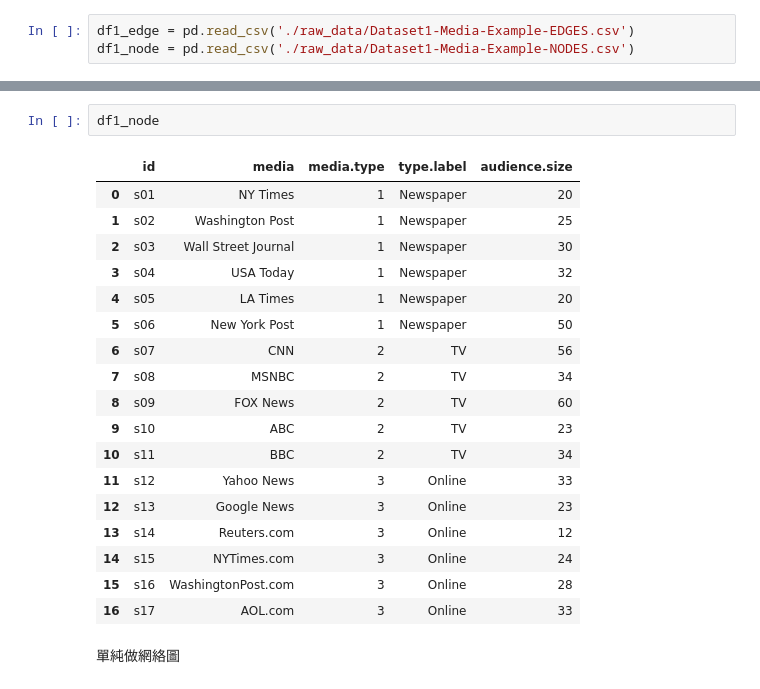
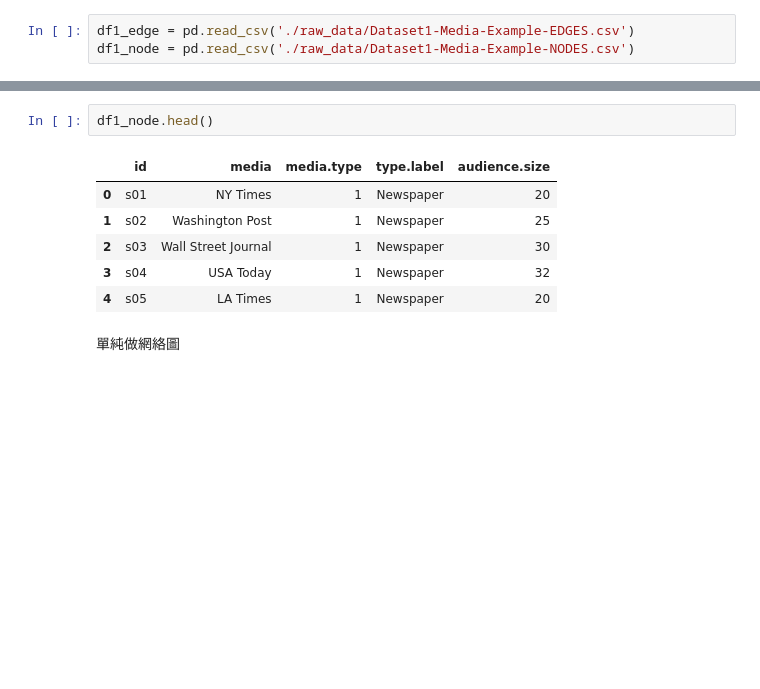
Before and after one commit to Text-Analytics-and-Retrieval/SMA_2021F, a Jupyter notebook: week12_igraph/week12_en.ipynb, the cells around one changed output, grey strips where cells are left out. Saved outputs shown, nothing was run; the diff lists cells and outputs as text; blank space fills up the shorter version.

```diff
--- a/week12_igraph/week12_en.ipynb
+++ b/week12_igraph/week12_en.ipynb
@@ -298,24 +276,12 @@ df1_edge
 # %%
-df1_node
+df1_node.head()
 # %% [output]
 |  | id | media | media.type | type.label | audience.size |
 | 0 | s01 | NY Times | 1 | Newspaper | 20 |
 | 1 | s02 | Washington Post | 1 | Newspaper | 25 |
 | 2 | s03 | Wall Street Journal | 1 | Newspaper | 30 |
 | 3 | s04 | USA Today | 1 | Newspaper | 32 |
 | 4 | s05 | LA Times | 1 | Newspaper | 20 |
-| 5 | s06 | New York Post | 1 | Newspaper | 50 |
-| 6 | s07 | CNN | 2 | TV | 56 |
-| 7 | s08 | MSNBC | 2 | TV | 34 |
-| 8 | s09 | FOX News | 2 | TV | 60 |
-| 9 | s10 | ABC | 2 | TV | 23 |
-| 10 | s11 | BBC | 2 | TV | 34 |
-| 11 | s12 | Yahoo News | 3 | Online | 33 |
-| 12 | s13 | Google News | 3 | Online | 23 |
-| 13 | s14 | Reuters.com | 3 | Online | 12 |
-| 14 | s15 | NYTimes.com | 3 | Online | 24 |
-| 15 | s16 | WashingtonPost.com | 3 | Online | 28 |
-| 16 | s17 | AOL.com | 3 | Online | 33 |
 # %% [markdown]
 單純做網絡圖
 # %%
```
Also changed, not shown: parts of 20 cells of this notebook, 15 other files.
